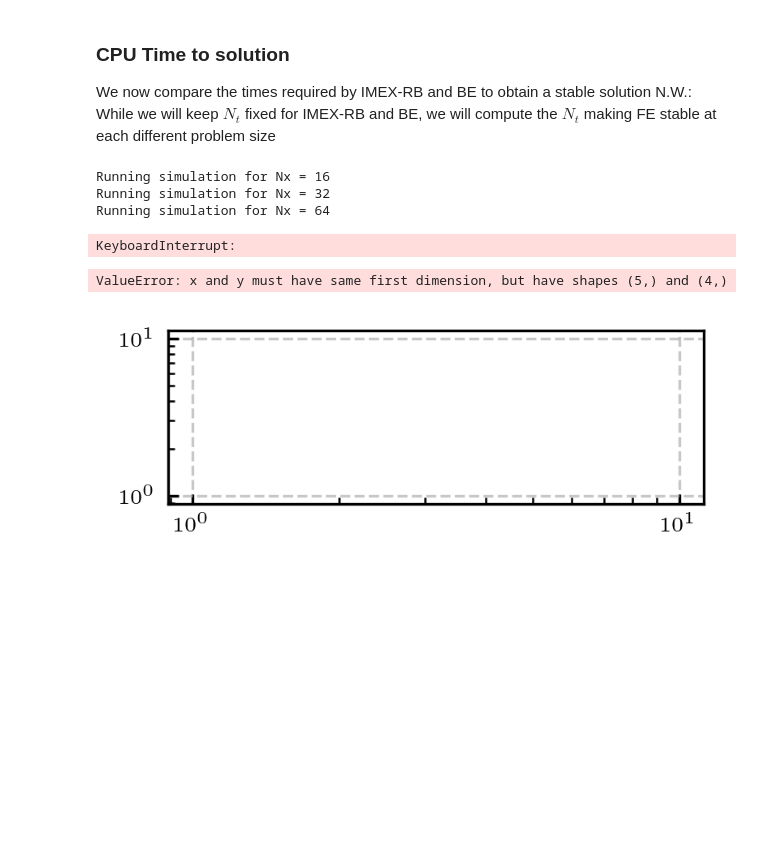
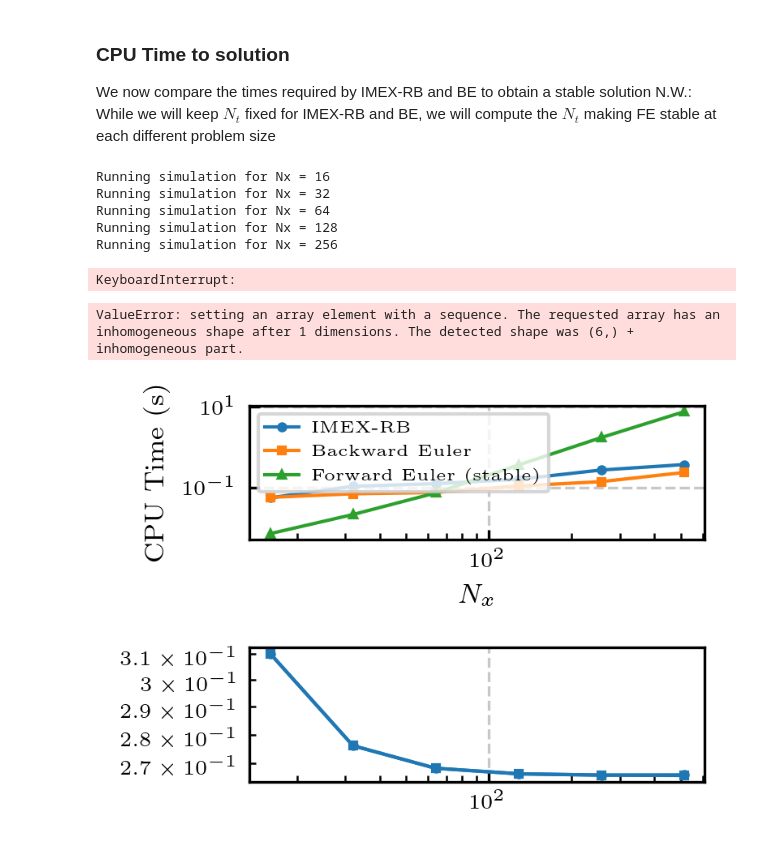
Before and after one commit to Fra-Sala/IMEX-RB, a Jupyter notebook: tutorials/heat1D.ipynb, the cells around one changed output. Cells and saved outputs as stored; diff of their text form; code cells hidden in the pictures; blank space fills up the shorter version.

Commit message:
[CPU Times] The computation of CPU times work. Modified FE to deal with memory issues

```diff
--- a/tutorials/heat1D.ipynb
+++ b/tutorials/heat1D.ipynb
@@ -193,12 +193,12 @@ We run a convergence test by computing the error at final time for different cho
 # %%
 # We now run a convergence test and plot the results
 # Define the range of Nt values
-Nt_values = [2**n for n in range(2, 10)]
+Nt_values = [2**n for n in range(2, 12)]
 errors_imex = []
 errors_be = []
-errors_fe = []
+# errors_fe = []
 
-Nt_FE = compute_steps_stability_FE(problem, tspan)
+Nt_FE_stable = compute_steps_stability_FE(problem, tspan)
 # Loop over Nt values
 for Nt in Nt_values:
     # Time discretization
@@ -208,17 +208,17 @@ for Nt in Nt_values:
     # Solve the problem with each scheme
     uIMEX, *_ = imexrb(problem, u0, tspan, Nt, epsilon, maxsize, maxsubiter)
     uBE, *_ = backward_euler(problem, u0, tspan, Nt)
-    uFE, *_ = forward_euler(problem, u0, tspan, Nt)
+    # uFE, *_ = forward_euler(problem, u0, tspan, Nt)
 
     # Compute errors at final time for each scheme
     err_imex = compute_errors(uIMEX, tvec, problem.domain, problem.exact_solution)
     err_be = compute_errors(uBE, tvec, problem.domain, problem.exact_solution)
-    err_fe = compute_errors(uFE, tvec, problem.domain, problem.exact_solution)
+    # err_fe = compute_errors(uFE, tvec, problem.domain, problem.exact_solution)
 
     # Store the final error
     errors_imex.append(err_imex[-1])
     errors_be.append(err_be[-1])
-    errors_fe.append(err_fe[-1])
+    # errors_fe.append(err_fe[-1])
 # %%
 # Plot the convergence results
 plt.loglog(Nt_values, errors_imex, label="IMEX-RB", marker='o', linestyle='-')
@@ -281,61 +282,56 @@ for Nx in Nx_values:
     # Run IMEX-RB integration
     uIMEX, tvec, subiter, CPUtimeIMEX = imexrb(problem, u0, tspan, Nt, epsilon, maxsize, maxsubiter)
     # Run Backward Euler integration
-    uBE, tvec_BE, CPUTimeBE = backward_euler(problem, u0, tspan, Nt)
-
-    # Set dt for Forward Euler based on the stability condition: dt <= 2/|lambda_max|
-    # We compute the largest (in modulus) eigenvalue of problem.A.
-    eigvals, _ = scipy.sparse.linalg.eigs(problem.A, k=1, which="LM")
-    max_eig = abs(eigvals[0])
-    dtFE = 0.1 * 2 / max_eig  # use 90% of the stability limit
-    Nt_FE = int(np.ceil((tspan[1]-tspan[0]) / dtFE)) + 1
-
+    uBE, _, CPUTimeBE = backward_euler(problem, u0, tspan, Nt)
     # Run Forward Euler integration on its own stable time grid
+    Nt_FE = compute_steps_stability_FE(problem, tspan)
     uFE, tvec_FE, CPUTimeFE = forward_euler(problem, u0, tspan, Nt_FE)
 
-    # Compute errors at final time. It is assumed that problem.exact_solution(t) returns the exact solution
-    err_IMEX = compute_errors(uIMEX, tvec, problem.domain, problem.exact_solution)
-    err_BE = compute_errors(uBE, tvec, problem.domain, problem.exact_solution)
-    err_FE = compute_errors(uFE, tvec, problem.domain, problem.exact_solution)
+    # Compute errors at final time
+    err_IMEX = compute_errors(uIMEX, tvec, problem.domain, problem.exact_solution, finaltimeonly=True)
+    err_BE = compute_errors(uBE, tvec, problem.domain, problem.exact_solution, finaltimeonly=True)
+    err_FE = compute_errors(uFE, tvec_FE, problem.domain, problem.exact_solution, finaltimeonly=True)
 
     # Append CPU times and errors
     CPU_IMEX_list.append(CPUtimeIMEX)
     CPU_BE_list.append(CPUTimeBE)
     CPU_FE_list.append(CPUTimeFE)
 
-    err_IMEX_list.append(err_IMEX[-1])
-    err_BE_list.append(err_BE[-1])
-    err_FE_list.append(err_FE[-1])
+    err_IMEX_list.append(err_IMEX)
+    err_BE_list.append(err_BE)
+    err_FE_list.append(err_FE)
 # %% [output]
 Running simulation for Nx = 16
 Running simulation for Nx = 32
 Running simulation for Nx = 64
+Running simulation for Nx = 128
+Running simulation for Nx = 256
 KeyboardInterrupt:
 # %%
 # Plotting CPU times vs Nx
 plt.subplot(2, 1, 1)
 plt.loglog(Nx_list, CPU_IMEX_list, 'o-', label='IMEX-RB')
 plt.loglog(Nx_list, CPU_BE_list, 's-', label='Backward Euler')
 plt.loglog(Nx_list, CPU_FE_list, '^-', label='Forward Euler (stable)')
-plt.xlabel('Nx')
+plt.xlabel(r'$N_x$')
 plt.ylabel('CPU Time (s)')
 # plt.title('CPU Time vs Spatial Resolution')
 plt.legend()
 plt.grid(True)
 
 # Plotting errors at final time vs Nx
 plt.subplot(2, 1, 2)
 plt.loglog(Nx_list, err_IMEX_list, 'o-', label='IMEX-RB')
 plt.loglog(Nx_list, err_BE_list, 's-', label='Backward Euler')
 plt.loglog(Nx_list, err_FE_list, '^-', label='Forward Euler')
-plt.xlabel('Nx')
-plt.ylabel('Error')
+plt.xlabel(r'$N_x$')
+plt.ylabel(r'Error')
 # plt.title('Error vs num of unknowns')
 plt.legend()
 plt.grid(True)
 
 # plt.tight_layout()
 plt.show()
 # %% [output]
-ValueError: x and y must have same first dimension, but have shapes (5,) and (4,)
+ValueError: setting an array element with a sequence. The requested array has an inhomogeneous shape after 1 dimensions. The detected shape was (6,) + inhomogeneous part.
-[figure, old version]
+[figure, new version]
```
Also changed, not shown: parts of 3 cells of this notebook, 2 other files.
